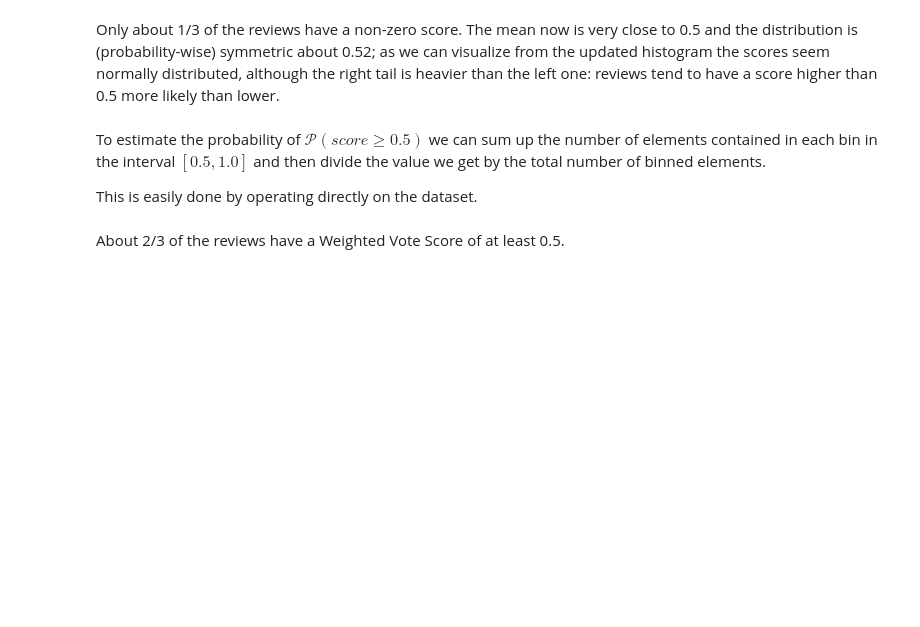
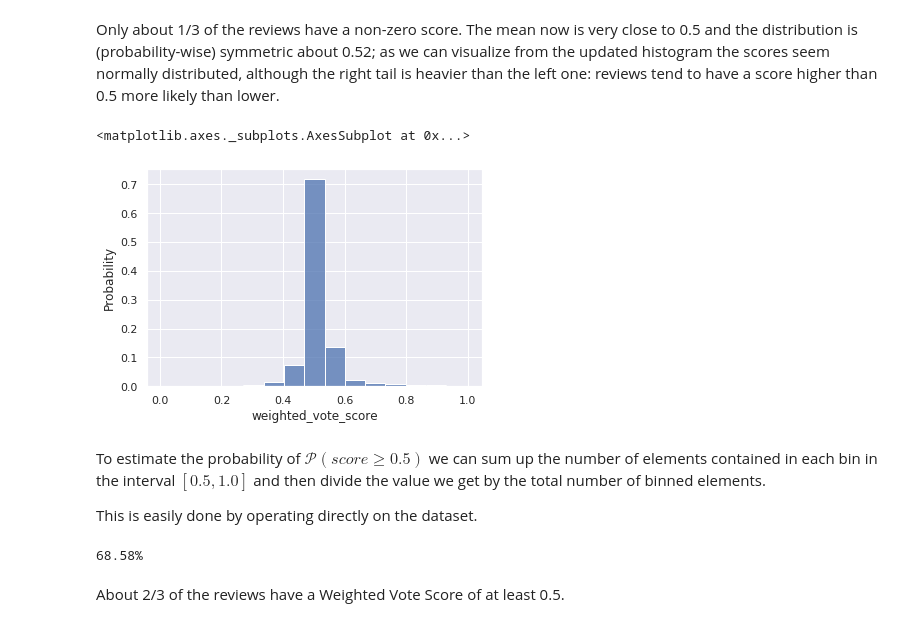
Before and after one commit to MatteoSava/ADM-HW2, a Jupyter notebook: ADM_HW2.ipynb, the cells around one changed output. Drawn from its saved outputs; the diff is of its cells as text; code cells hidden in the pictures; blank space fills up the shorter version.

```diff
--- a/ADM_HW2.ipynb
+++ b/ADM_HW2.ipynb
@@ -76,3 +117,8 @@ plt.hist(wvs['weighted_vote_score'], bins = n_bins)
+# %%
+sns.histplot(wvs['weighted_vote_score'], bins = 15, stat = "probability")
+# %% [output]
+<matplotlib.axes._subplots.AxesSubplot at 0x...>
+[figure, added]
 # %% [markdown]
 To estimate the probability of $\mathcal{P}(score \geq 0.5)$ we can sum up the number of elements contained in each bin in the interval $[0.5, 1.0]$ and then divide the value we get by the total number of binned elements.
 
@@ -80,7 +126,9 @@ This is easily done by operating directly on the dataset.
 # %%
 prob_wvs = compute_prob(wvs, 'weighted_vote_score', 0.5)
 
-format_prob(prob_wvs)
+print(format_prob(prob_wvs))
+# %% [output]
+68.58%
 # %% [markdown]
 About 2/3 of the reviews have a Weighted Vote Score of at least 0.5.
 # %% [markdown]
```
Also changed, not shown: parts of 27 cells of this notebook, 3 other files.
